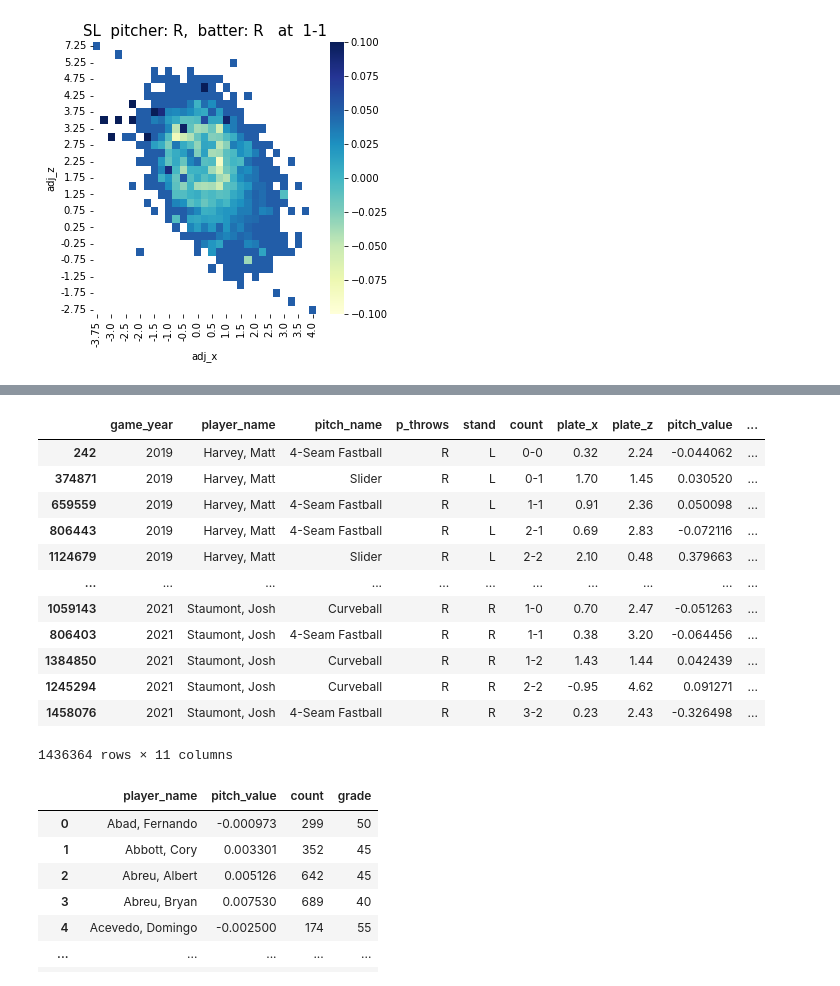
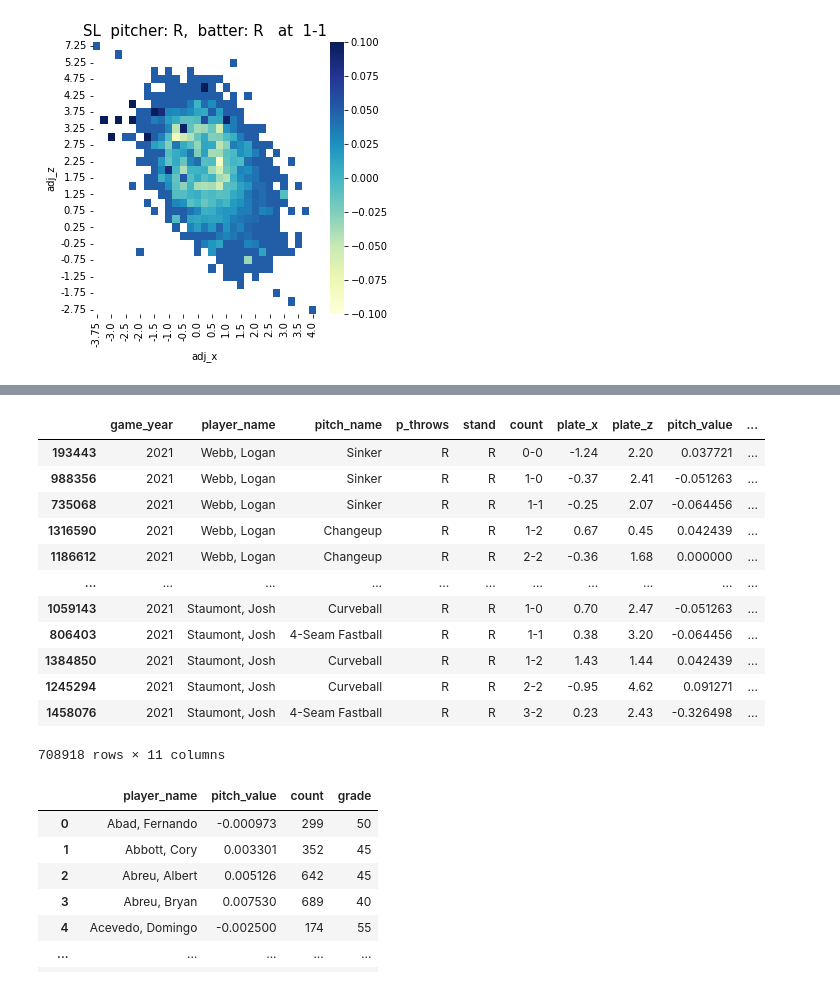
Before and after one commit to pcw789/mlb_statcast, a Jupyter notebook: command.ipynb, the cells around one changed output, grey strips where cells are left out. Drawn from its saved outputs; the diff is of its cells as text; code cells hidden in the pictures.

```diff
--- a/command.ipynb
+++ b/command.ipynb
@@ -175,19 +200,19 @@ pitch_21
 # %%
-pv
+pv_21
 # %% [output]
 |  | game_year | player_name | pitch_name | p_throws | stand | count | plate_x | plate_z | pitch_value | ... |
-| 242 | 2019 | Harvey, Matt | 4-Seam Fastball | R | L | 0-0 | 0.32 | 2.24 | -0.044062 | ... |
-| 374871 | 2019 | Harvey, Matt | Slider | R | L | 0-1 | 1.70 | 1.45 | 0.030520 | ... |
-| 659559 | 2019 | Harvey, Matt | 4-Seam Fastball | R | L | 1-1 | 0.91 | 2.36 | 0.050098 | ... |
-| 806443 | 2019 | Harvey, Matt | 4-Seam Fastball | R | L | 2-1 | 0.69 | 2.83 | -0.072116 | ... |
-| 1124679 | 2019 | Harvey, Matt | Slider | R | L | 2-2 | 2.10 | 0.48 | 0.379663 | ... |
+| 193443 | 2021 | Webb, Logan | Sinker | R | R | 0-0 | -1.24 | 2.20 | 0.037721 | ... |
+| 988356 | 2021 | Webb, Logan | Sinker | R | R | 1-0 | -0.37 | 2.41 | -0.051263 | ... |
+| 735068 | 2021 | Webb, Logan | Sinker | R | R | 1-1 | -0.25 | 2.07 | -0.064456 | ... |
+| 1316590 | 2021 | Webb, Logan | Changeup | R | R | 1-2 | 0.67 | 0.45 | 0.042439 | ... |
+| 1186612 | 2021 | Webb, Logan | Changeup | R | R | 2-2 | -0.36 | 1.68 | 0.000000 | ... |
 | ... | ... | ... | ... | ... | ... | ... | ... | ... | ... | ... |
 | 1059143 | 2021 | Staumont, Josh | Curveball | R | R | 1-0 | 0.70 | 2.47 | -0.051263 | ... |
 | 806403 | 2021 | Staumont, Josh | 4-Seam Fastball | R | R | 1-1 | 0.38 | 3.20 | -0.064456 | ... |
 | 1384850 | 2021 | Staumont, Josh | Curveball | R | R | 1-2 | 1.43 | 1.44 | 0.042439 | ... |
 | 1245294 | 2021 | Staumont, Josh | Curveball | R | R | 2-2 | -0.95 | 4.62 | 0.091271 | ... |
 | 1458076 | 2021 | Staumont, Josh | 4-Seam Fastball | R | R | 3-2 | 0.23 | 2.43 | -0.326498 | ... |
-1436364 rows × 11 columns
+708918 rows × 11 columns
 # %%
 overall_pv = pv.groupby(['pitch_name', 'p_throws', 'stand', 'count', 'adj_x', 'adj_z'])['pitch_value'].mean().reset_index()
 overall = pd.merge(pitch_21, overall_pv, on=['pitch_name', 'p_throws', 'stand', 'count', 'adj_x', 'adj_z'])
```
Also changed, not shown: parts of 4 cells of this notebook.
